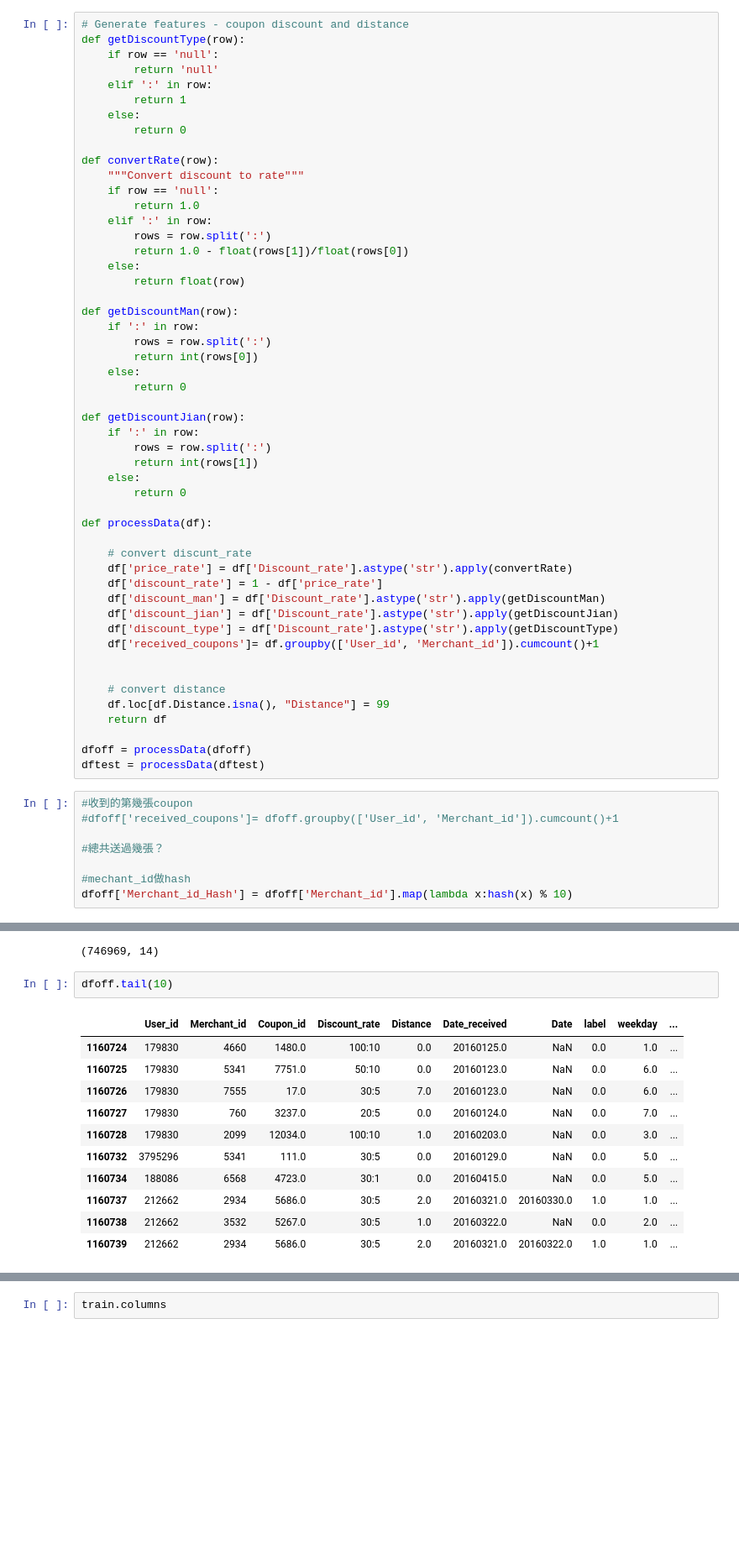
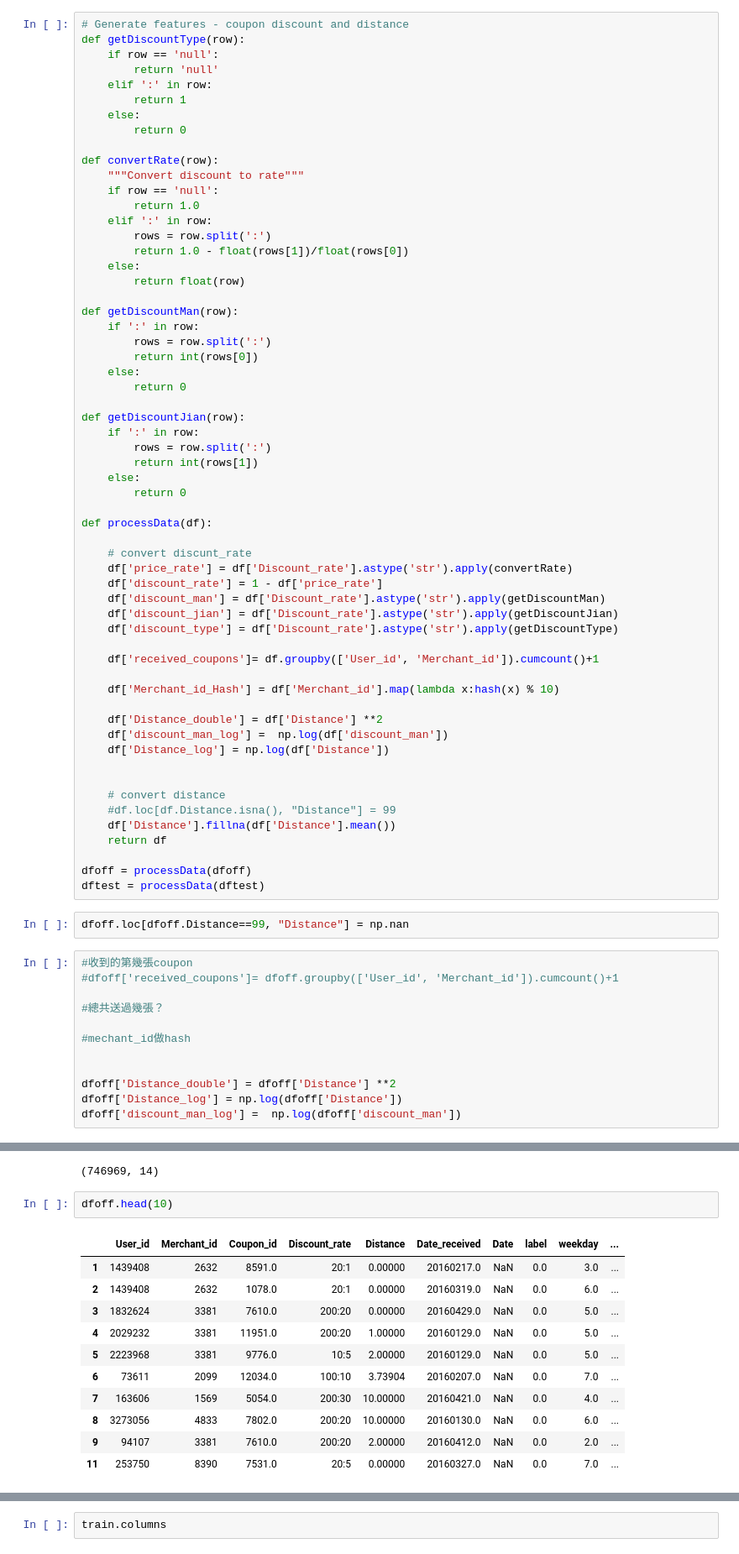
Before and after one commit to drhao/100Day-ML-Marathon, a Jupyter notebook: Day_50_Midterm.ipynb, the cells around one changed output, grey strips where cells are left out. Shown: that part at 84% size. Drawn from its saved outputs; the diff is of its cells as text; blank space fills up the shorter version.

```diff
--- a/Day_50_Midterm.ipynb
+++ b/Day_50_Midterm.ipynb
@@ -151,15 +151,25 @@ def processData(df):
     df['discount_man'] = df['Discount_rate'].astype('str').apply(getDiscountMan)
     df['discount_jian'] = df['Discount_rate'].astype('str').apply(getDiscountJian)
     df['discount_type'] = df['Discount_rate'].astype('str').apply(getDiscountType)
+
     df['received_coupons']= df.groupby(['User_id', 'Merchant_id']).cumcount()+1
+
+    df['Merchant_id_Hash'] = df['Merchant_id'].map(lambda x:hash(x) % 10)
+
+    df['Distance_double'] = df['Distance'] **2
+    df['discount_man_log'] =  np.log(df['discount_man'])
+    df['Distance_log'] = np.log(df['Distance'])
 
 
     # convert distance
-    df.loc[df.Distance.isna(), "Distance"] = 99
+    #df.loc[df.Distance.isna(), "Distance"] = 99
+    df['Distance'].fillna(df['Distance'].mean())
     return df
 
 dfoff = processData(dfoff)
 dftest = processData(dftest)
+# %%
+dfoff.loc[dfoff.Distance==99, "Distance"] = np.nan
 # %%
 #收到的第幾張coupon
 #dfoff['received_coupons']= dfoff.groupby(['User_id', 'Merchant_id']).cumcount()+1
@@ -167,7 +177,11 @@ dftest = processData(dftest)
 #總共送過幾張？
 
 #mechant_id做hash
-dfoff['Merchant_id_Hash'] = dfoff['Merchant_id'].map(lambda x:hash(x) % 10)
+
+
+dfoff['Distance_double'] = dfoff['Distance'] **2
+dfoff['Distance_log'] = np.log(dfoff['Distance'])
+dfoff['discount_man_log'] =  np.log(dfoff['discount_man'])
 # %%
 dfoff.columns
 # %% [output]
@@ -183,16 +197,16 @@ df.shape
 # %% [output]
 (746969, 14)
 # %%
-dfoff.tail(10)
+dfoff.head(10)
 # %% [output]
 |  | User_id | Merchant_id | Coupon_id | Discount_rate | Distance | Date_received | Date | label | weekday | ... |
-| 1160724 | 179830 | 4660 | 1480.0 | 100:10 | 0.0 | 20160125.0 | NaN | 0.0 | 1.0 | ... |
-| 1160725 | 179830 | 5341 | 7751.0 | 50:10 | 0.0 | 20160123.0 | NaN | 0.0 | 6.0 | ... |
-| 1160726 | 179830 | 7555 | 17.0 | 30:5 | 7.0 | 20160123.0 | NaN | 0.0 | 6.0 | ... |
-| 1160727 | 179830 | 760 | 3237.0 | 20:5 | 0.0 | 20160124.0 | NaN | 0.0 | 7.0 | ... |
-| 1160728 | 179830 | 2099 | 12034.0 | 100:10 | 1.0 | 20160203.0 | NaN | 0.0 | 3.0 | ... |
-| 1160732 | 3795296 | 5341 | 111.0 | 30:5 | 0.0 | 20160129.0 | NaN | 0.0 | 5.0 | ... |
-| 1160734 | 188086 | 6568 | 4723.0 | 30:1 | 0.0 | 20160415.0 | NaN | 0.0 | 5.0 | ... |
-| 1160737 | 212662 | 2934 | 5686.0 | 30:5 | 2.0 | 20160321.0 | 20160330.0 | 1.0 | 1.0 | ... |
-| 1160738 | 212662 | 3532 | 5267.0 | 30:5 | 1.0 | 20160322.0 | NaN | 0.0 | 2.0 | ... |
-| 1160739 | 212662 | 2934 | 5686.0 | 30:5 | 2.0 | 20160321.0 | 20160322.0 | 1.0 | 1.0 | ... |
+| 1 | 1439408 | 2632 | 8591.0 | 20:1 | 0.00000 | 20160217.0 | NaN | 0.0 | 3.0 | ... |
+| 2 | 1439408 | 2632 | 1078.0 | 20:1 | 0.00000 | 20160319.0 | NaN | 0.0 | 6.0 | ... |
+| 3 | 1832624 | 3381 | 7610.0 | 200:20 | 0.00000 | 20160429.0 | NaN | 0.0 | 5.0 | ... |
+| 4 | 2029232 | 3381 | 11951.0 | 200:20 | 1.00000 | 20160129.0 | NaN | 0.0 | 5.0 | ... |
+| 5 | 2223968 | 3381 | 9776.0 | 10:5 | 2.00000 | 20160129.0 | NaN | 0.0 | 5.0 | ... |
+| 6 | 73611 | 2099 | 12034.0 | 100:10 | 3.73904 | 20160207.0 | NaN | 0.0 | 7.0 | ... |
+| 7 | 163606 | 1569 | 5054.0 | 200:30 | 10.00000 | 20160421.0 | NaN | 0.0 | 4.0 | ... |
+| 8 | 3273056 | 4833 | 7802.0 | 200:20 | 10.00000 | 20160130.0 | NaN | 0.0 | 6.0 | ... |
+| 9 | 94107 | 3381 | 7610.0 | 200:20 | 2.00000 | 20160412.0 | NaN | 0.0 | 2.0 | ... |
+| 11 | 253750 | 8390 | 7531.0 | 20:5 | 0.00000 | 20160327.0 | NaN | 0.0 | 7.0 | ... |
```
Also changed, not shown: parts of 21 cells of this notebook, 4 other files.
